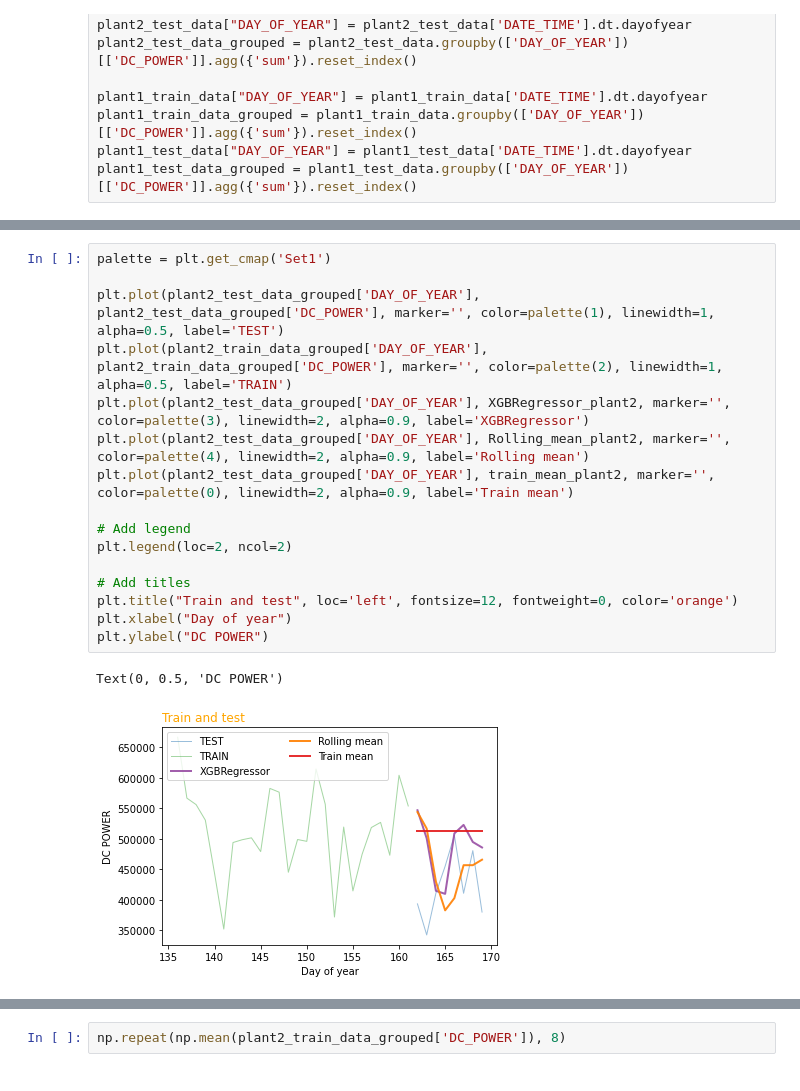
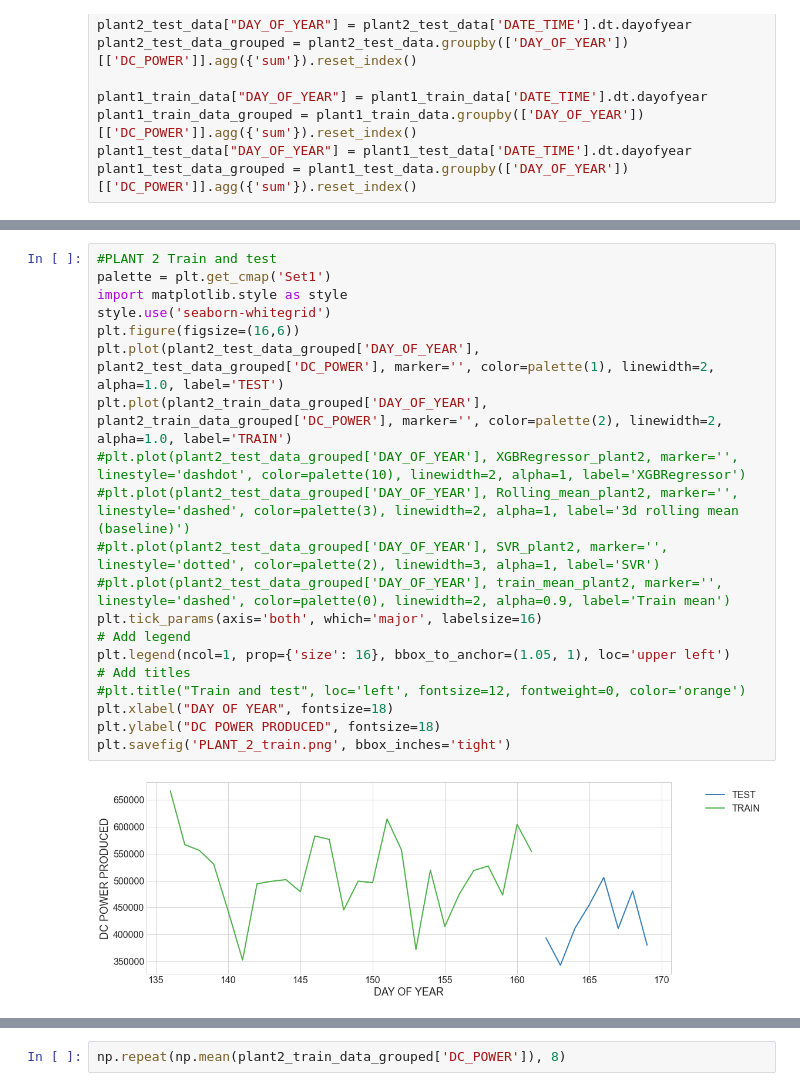
Before and after one commit to marttipraks/ML2020-p26, a Jupyter notebook: Analysis/presentationCharts.ipynb, the cells around one changed output, grey strips where cells are left out. Drawn from its saved outputs; the diff is of its cells as text.

Commit message:
Presentation charts and readme-results update.

```diff
--- a/Analysis/presentationCharts.ipynb
+++ b/Analysis/presentationCharts.ipynb
@@ -75,19 +139,22 @@ XGBRegressor_plant2 = [5.47E+05,
 # %%
+#PLANT 2 Train and test
 palette = plt.get_cmap('Set1')
-
-plt.plot(plant2_test_data_grouped['DAY_OF_YEAR'], plant2_test_data_grouped['DC_POWER'], marker='', color=palette(1), linewidth=1, alpha=0.5, label='TEST')
-plt.plot(plant2_train_data_grouped['DAY_OF_YEAR'], plant2_train_data_grouped['DC_POWER'], marker='', color=palette(2), linewidth=1, alpha=0.5, label='TRAIN')
-plt.plot(plant2_test_data_grouped['DAY_OF_YEAR'], XGBRegressor_plant2, marker='', color=palette(3), linewidth=2, alpha=0.9, label='XGBRegressor')
-plt.plot(plant2_test_data_grouped['DAY_OF_YEAR'], Rolling_mean_plant2, marker='', color=palette(4), linewidth=2, alpha=0.9, label='Rolling mean')
-plt.plot(plant2_test_data_grouped['DAY_OF_YEAR'], train_mean_plant2, marker='', color=palette(0), linewidth=2, alpha=0.9, label='Train mean')
-
+import matplotlib.style as style
+style.use('seaborn-whitegrid')
+plt.figure(figsize=(16,6))
+plt.plot(plant2_test_data_grouped['DAY_OF_YEAR'], plant2_test_data_grouped['DC_POWER'], marker='', color=palette(1), linewidth=2, alpha=1.0, label='TEST')
+plt.plot(plant2_train_data_grouped['DAY_OF_YEAR'], plant2_train_data_grouped['DC_POWER'], marker='', color=palette(2), linewidth=2, alpha=1.0, label='TRAIN')
+#plt.plot(plant2_test_data_grouped['DAY_OF_YEAR'], XGBRegressor_plant2, marker='', linestyle='dashdot', color=palette(10), linewidth=2, alpha=1, label='XGBRegressor')
+#plt.plot(plant2_test_data_grouped['DAY_OF_YEAR'], Rolling_mean_plant2, marker='', linestyle='dashed', color=palette(3), linewidth=2, alpha=1, label='3d rolling mean (baseline)')
+#plt.plot(plant2_test_data_grouped['DAY_OF_YEAR'], SVR_plant2, marker='', linestyle='dotted', color=palette(2), linewidth=3, alpha=1, label='SVR')
+#plt.plot(plant2_test_data_grouped['DAY_OF_YEAR'], train_mean_plant2, marker='', linestyle='dashed', color=palette(0), linewidth=2, alpha=0.9, label='Train mean')
+plt.tick_params(axis='both', which='major', labelsize=16)
 # Add legend
-plt.legend(loc=2, ncol=2)
-
+plt.legend(ncol=1, prop={'size': 16}, bbox_to_anchor=(1.05, 1), loc='upper left')
 # Add titles
-plt.title("Train and test", loc='left', fontsize=12, fontweight=0, color='orange')
-plt.xlabel("Day of year")
-plt.ylabel("DC POWER")
+#plt.title("Train and test", loc='left', fontsize=12, fontweight=0, color='orange')
+plt.xlabel("DAY OF YEAR", fontsize=18)
+plt.ylabel("DC POWER PRODUCED", fontsize=18)
+plt.savefig('PLANT_2_train.png', bbox_inches='tight')
 # %% [output]
-Text(0, 0.5, 'DC POWER')
-[figure, old version]
+[figure, new version]
```
Also changed, not shown: parts of 5 cells of this notebook, 2 other files.
